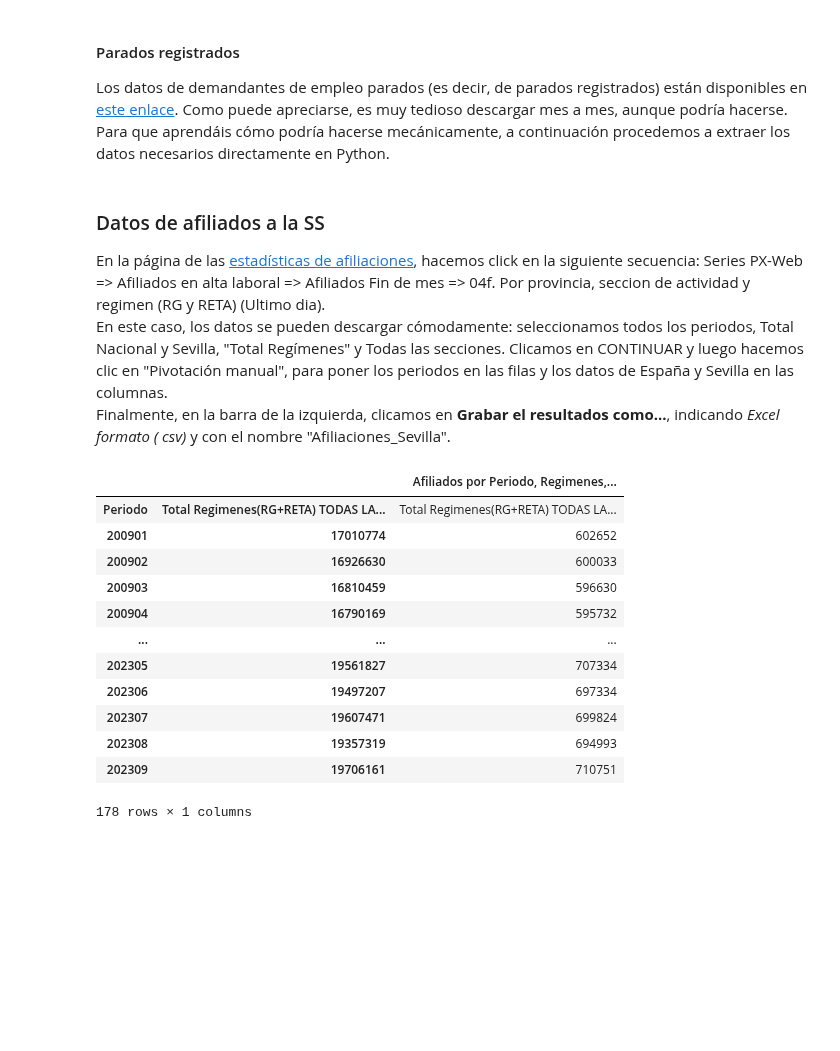
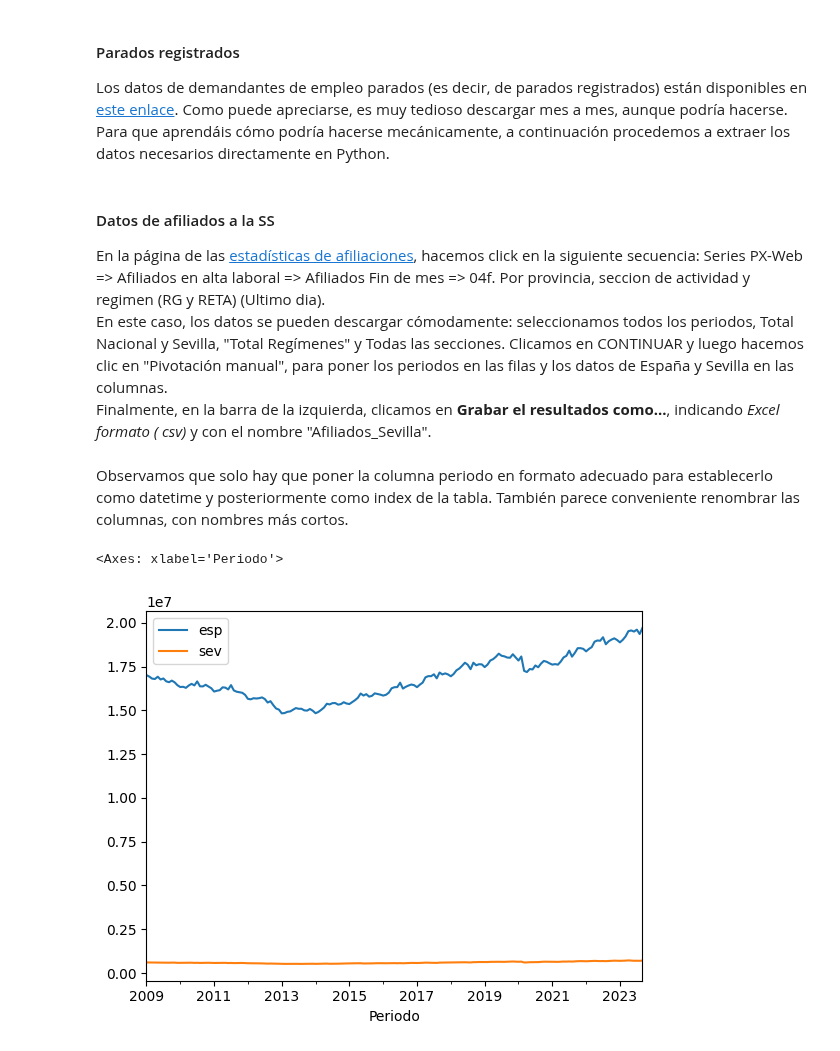
Before and after one commit to otoperalias/Coyuntura, a Jupyter notebook: clases/Tema2_IV.ipynb, the cells around one changed output. Cells and saved outputs as stored; diff of their text form; code cells hidden in the pictures; blank space fills up the shorter version.

```diff
--- a/clases/Tema2_IV.ipynb
+++ b/clases/Tema2_IV.ipynb
@@ -104,26 +103,31 @@ parados.set_index("fecha", inplace=True)
 # Podemos dibujar un gráfico para ver que está todo bien.
 parados.plot()
 # %% [markdown]
-### Datos de afiliados a la SS
+#### Datos de afiliados a la SS
 
 En la página de las [estadísticas de afiliaciones](https://www.seg-social.es/wps/portal/wss/internet/EstadisticasPresupuestosEstudios/Estadisticas/EST8), hacemos click en la siguiente secuencia: Series PX-Web => Afiliados en alta laboral => Afiliados Fin de mes => 04f. Por provincia, seccion de actividad y regimen (RG y RETA) (Ultimo dia).
 En este caso, los datos se pueden descargar cómodamente: seleccionamos todos los periodos, Total Nacional y Sevilla, "Total Regímenes" y Todas las secciones. Clicamos en CONTINUAR y luego hacemos clic en "Pivotación manual", para poner los periodos en las filas y los datos de España y Sevilla en las columnas.
-Finalmente, en la barra de la izquierda, clicamos en **Grabar el resultados como...**, indicando *Excel formato ( csv)* y con el nombre "Afiliaciones_Sevilla".
+Finalmente, en la barra de la izquierda, clicamos en **Grabar el resultados como...**, indicando *Excel formato ( csv)* y con el nombre "Afiliados_Sevilla".
 # %%
-ss=pd.read_csv("Afiliaciones_Sevilla.csv")
+ss=pd.read_csv("Afiliados_Sevilla.csv", sep=";",skiprows=1)
+ss
-# %%
-ss
-# %% [output]
-|  |  | Afiliados por Periodo, Regimenes,... |
-| Periodo | Total Regimenes(RG+RETA) TODAS LA... | Total Regimenes(RG+RETA) TODAS LA... |
-| 200901 | 17010774 | 602652 |
-| 200902 | 16926630 | 600033 |
-| 200903 | 16810459 | 596630 |
-| 200904 | 16790169 | 595732 |
-| ... | ... | ... |
-| 202305 | 19561827 | 707334 |
-| 202306 | 19497207 | 697334 |
-| 202307 | 19607471 | 699824 |
-| 202308 | 19357319 | 694993 |
-| 202309 | 19706161 | 710751 |
-178 rows × 1 columns
+# %% [markdown]
+Observamos que solo hay que poner la columna periodo en formato adecuado para establecerlo como datetime y posteriormente como index de la tabla. También parece conveniente renombrar las columnas, con nombres más cortos.
+# %%
+# Primero: convertimos la columna en string
+ss['Periodo']=ss['Periodo'].astype(str)
+# Segundo: le damos formato
+ss['Periodo']=ss['Periodo'].str[:4]+"-"+ss['Periodo'].str[-2:]
+# Tercero: convertimos en datetime
+ss['Periodo']=pd.to_datetime(ss['Periodo'])
+# Cuarto: convertimos en index.
+ss.set_index("Periodo", inplace=True)
+# Quinto: renombramos columnas
+ss.rename(columns={'Total Regimenes(RG+RETA) TODAS LAS SECCIONES Total Nacional':"esp",
+                   'Total Regimenes(RG+RETA) TODAS LAS SECCIONES 41. Sevilla':"sev"},inplace=True)
+# %%
+# Podemos dibujar un gráfico para ver que está todo bien.
+ss.plot()
+# %% [output]
+<Axes: xlabel='Periodo'>
+[figure, added]
```
Also changed, not shown: parts of 6 cells of this notebook.
